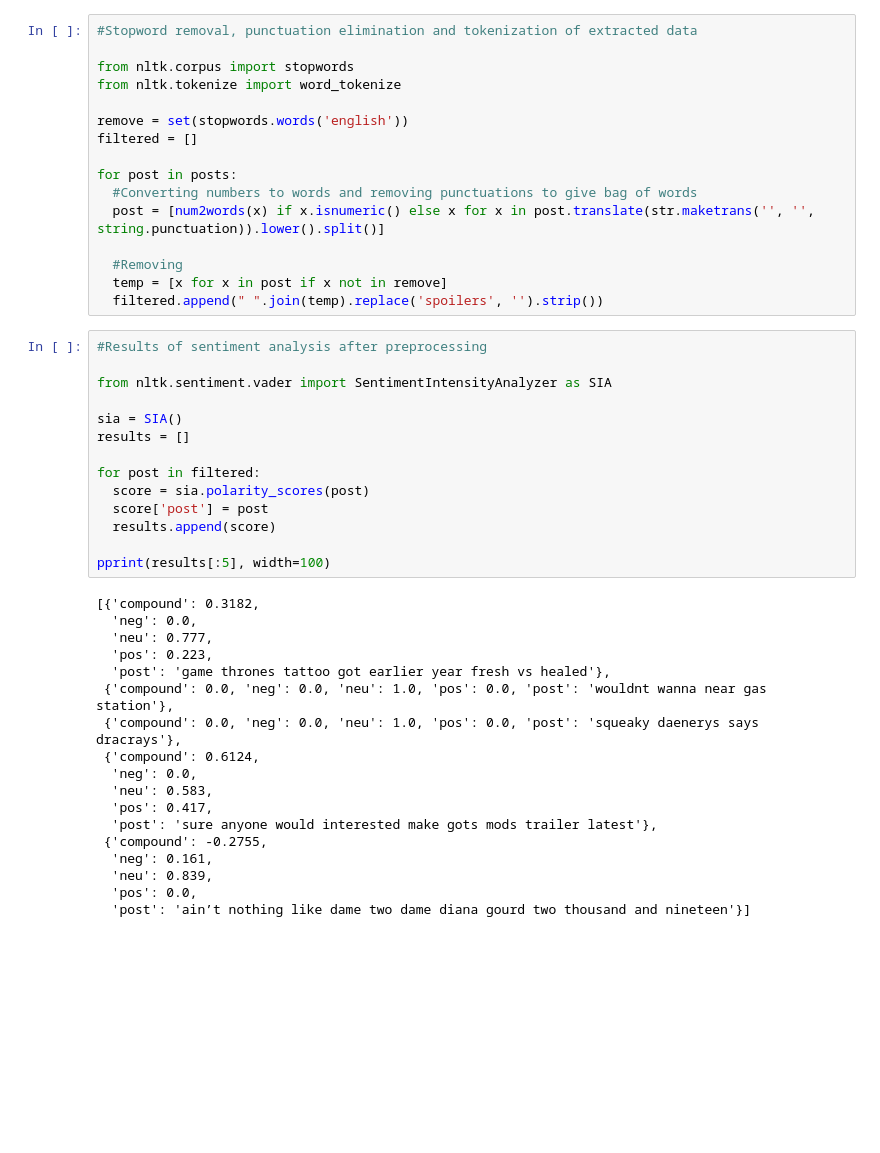
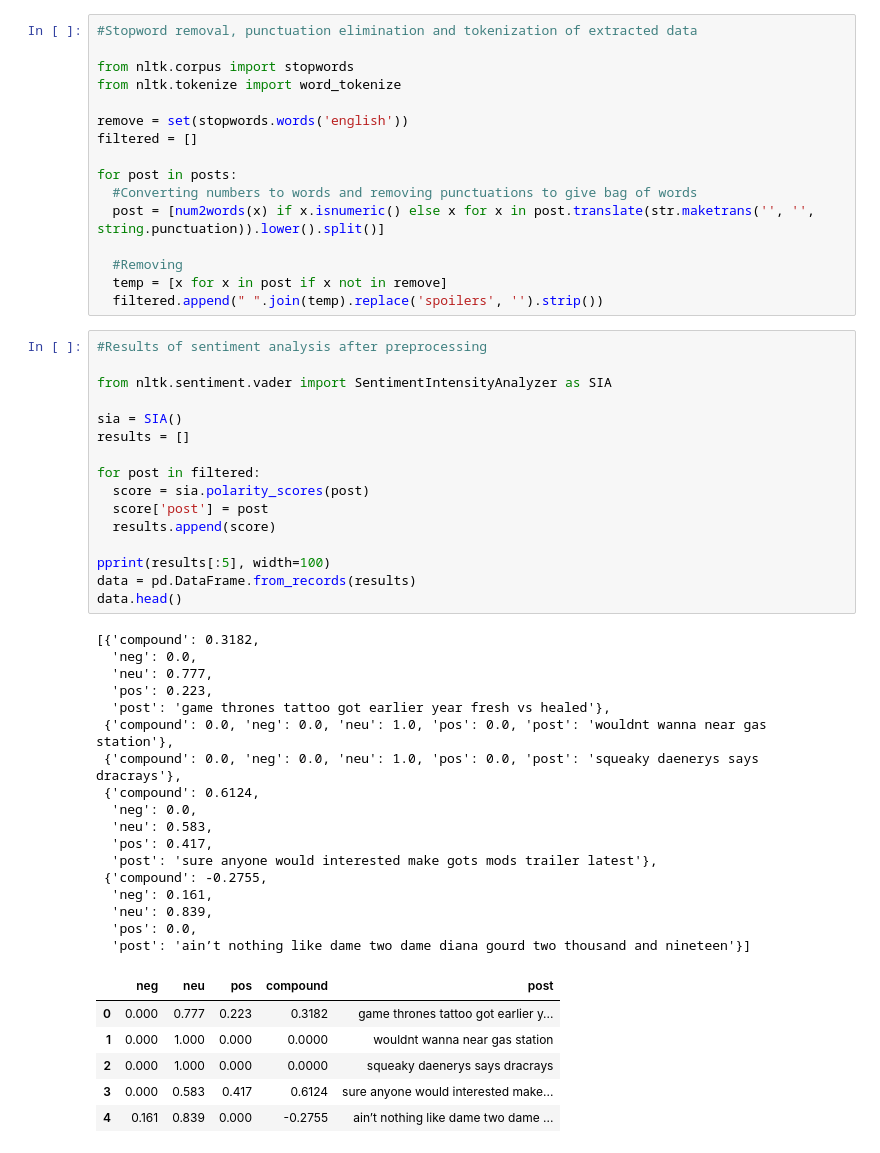
Before and after one commit to forkdump/reddityze, a Jupyter notebook: code/subreddit_analyzer.ipynb, the cells around one changed output. Saved outputs shown, nothing was run; the diff lists cells and outputs as text; blank space fills up the shorter version.

Commit message:
Post sentiment analyzer v1.0

```diff
--- a/code/subreddit_analyzer.ipynb
+++ b/code/subreddit_analyzer.ipynb
@@ -115,30 +115,38 @@ for post in posts:
 
 from nltk.sentiment.vader import SentimentIntensityAnalyzer as SIA
 
 sia = SIA()
 results = []
 
 for post in filtered:
   score = sia.polarity_scores(post)
   score['post'] = post
   results.append(score)
 
 pprint(results[:5], width=100)
+data = pd.DataFrame.from_records(results)
+data.head()
 # %% [output]
 [{'compound': 0.3182,
   'neg': 0.0,
   'neu': 0.777,
   'pos': 0.223,
   'post': 'game thrones tattoo got earlier year fresh vs healed'},
  {'compound': 0.0, 'neg': 0.0, 'neu': 1.0, 'pos': 0.0, 'post': 'wouldnt wanna near gas station'},
  {'compound': 0.0, 'neg': 0.0, 'neu': 1.0, 'pos': 0.0, 'post': 'squeaky daenerys says dracrays'},
  {'compound': 0.6124,
   'neg': 0.0,
   'neu': 0.583,
   'pos': 0.417,
   'post': 'sure anyone would interested make gots mods trailer latest'},
  {'compound': -0.2755,
   'neg': 0.161,
   'neu': 0.839,
   'pos': 0.0,
   'post': 'ain’t nothing like dame two dame diana gourd two thousand and nineteen'}]
+|  | neg | neu | pos | compound | post |
+| 0 | 0.000 | 0.777 | 0.223 | 0.3182 | game thrones tattoo got earlier y... |
+| 1 | 0.000 | 1.000 | 0.000 | 0.0000 | wouldnt wanna near gas station |
+| 2 | 0.000 | 1.000 | 0.000 | 0.0000 | squeaky daenerys says dracrays |
+| 3 | 0.000 | 0.583 | 0.417 | 0.6124 | sure anyone would interested make... |
+| 4 | 0.161 | 0.839 | 0.000 | -0.2755 | ain’t nothing like dame two dame ... |
```
